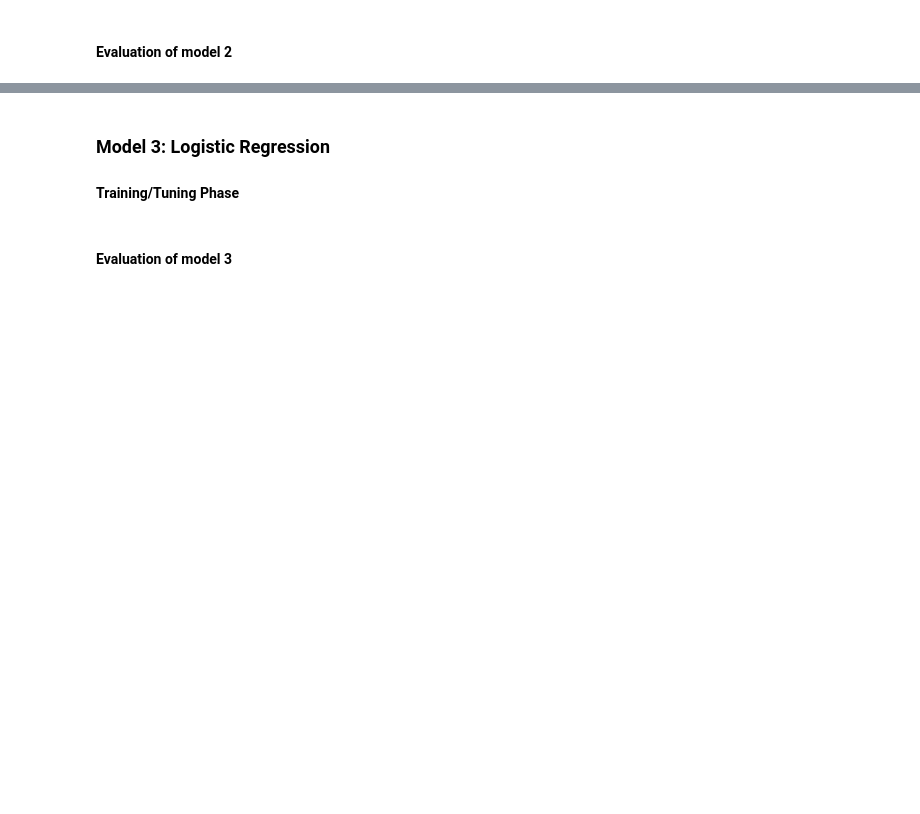
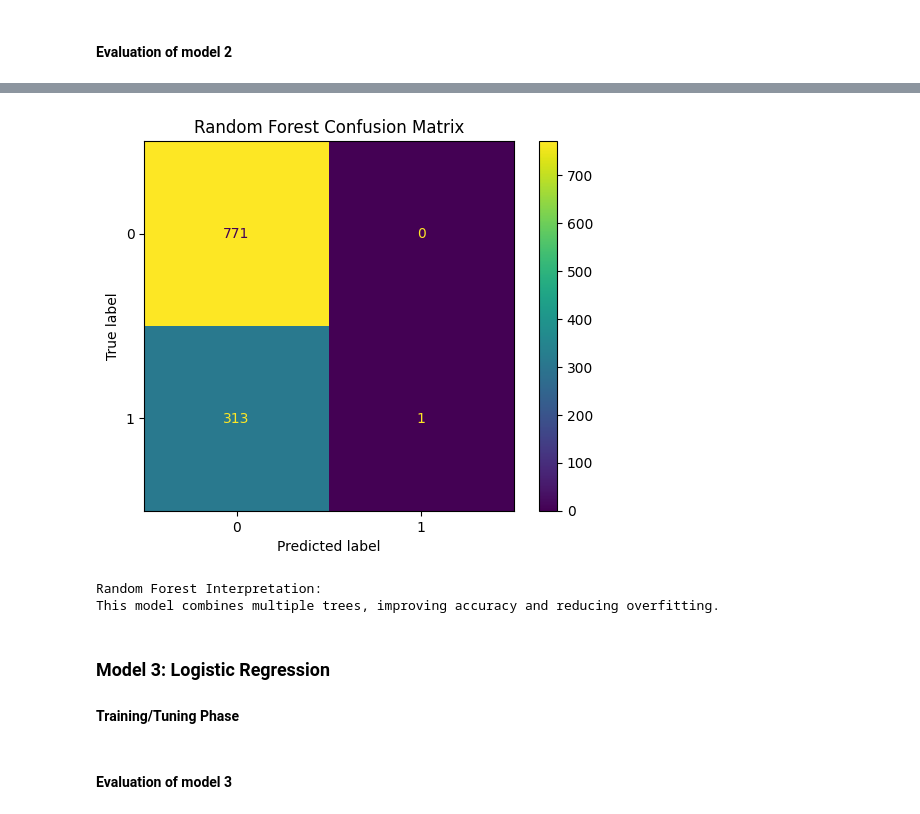
Before and after one commit to Michelle-Jargalan/Analytics-Final-Project, a Jupyter notebook: FinalProject.ipynb, the cells around one changed output, grey strips where cells are left out. Cells and saved outputs as stored; diff of their text form; code cells hidden in the pictures; blank space fills up the shorter version.

Commit message:
work on model 2 random forest

```diff
--- a/FinalProject.ipynb
+++ b/FinalProject.ipynb
@@ -452,3 +452,16 @@ plt.show()
 ### Model 2: Random Forest
 
 #### Training/Tuning Phase
+# %%
+# Pipeline with random forest model
+rf_model = Pipeline([
+    ("preprocessor", preprocessor),
+    ("classifier", RandomForestClassifier(
+        n_estimators=100,  # number of trees
+        max_depth=10,      # limit depth to reduce overfitting
+        random_state=42
+    ))
+])
+
+# Train model
+rf_model.fit(X_train, y_train)
@@ -455,2 +480,10 @@ plt.show()
 # %% [markdown]
 #### Evaluation of model 2
+# %%
+# Predict using Random Forest
+rf_pred = rf_model.predict(X_test)
+
+# Print evaluation metrics
+print("Random Forest Accuracy:", accuracy_score(y_test, rf_pred))
+print("\nRandom Forest Classification Report:")
+print(classification_report(y_test, rf_pred))
@@ -457,3 +502,17 @@ plt.show()
+# %%
+# Confusion matrix
+ConfusionMatrixDisplay.from_predictions(y_test, rf_pred)
+plt.title("Random Forest Confusion Matrix")
+plt.show()
+# %% [output]
+[figure, added]
+# %%
+# Interpretation of results
+print("Random Forest Interpretation:")
+print("This model combines multiple trees, improving accuracy and reducing overfitting.")
+# %% [output]
+Random Forest Interpretation:
+This model combines multiple trees, improving accuracy and reducing overfitting.
 # %% [markdown]
 ### Model 3: Logistic Regression
 
```
Also changed, not shown: parts of 2 cells of this notebook.
